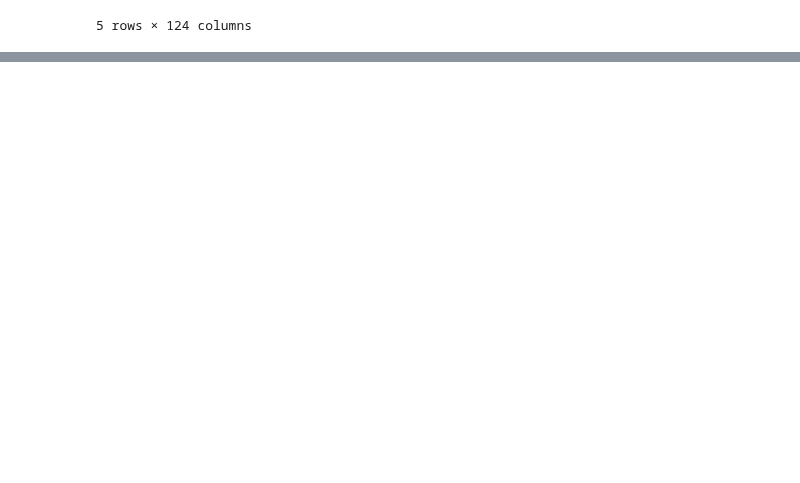
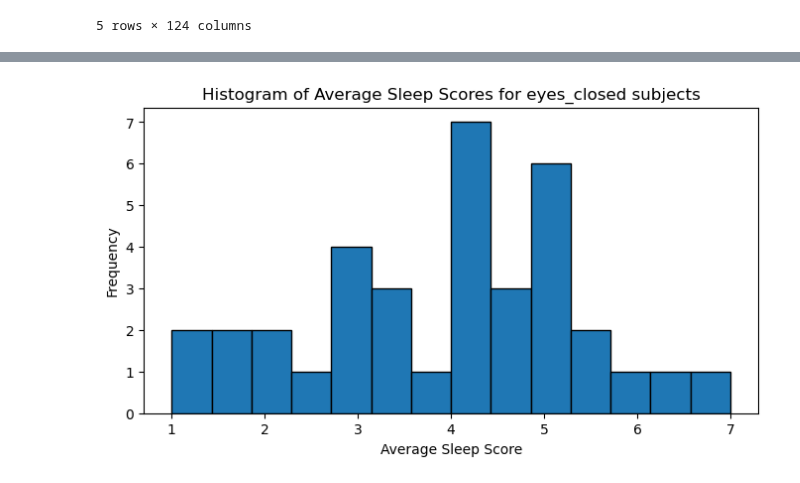
Before and after one commit to praise58/Arousal-Project, a Jupyter notebook: splitting_sample/eo_ec_splitting_sample.ipynb, the cells around one changed output, grey strips where cells are left out. Drawn from its saved outputs; the diff is of its cells as text; code cells hidden in the pictures; blank space fills up the shorter version.

```diff
--- a/splitting_sample/eo_ec_splitting_sample.ipynb
+++ b/splitting_sample/eo_ec_splitting_sample.ipynb
@@ -196,0 +316,3 @@ df_myc.head(5)
+# %%
+df_ec_count = df[df["category"] == "eyes_closed"].groupby("subject").agg("count").reset_index()
+df_ec_count.head()
@@ -196,0 +332,3 @@ df_myc.head(5)
+# %%
+df_ec_sum["avr_sleep_score"] = df_ec_sum["sleep.score"] / df_ec_count["session"]
+df_ec_sum.tail()
@@ -196,0 +342,9 @@ df_myc.head(5)
+# %%
+import matplotlib.pyplot as plt
+
+df_ec_sum['avr_sleep_score'].plot.hist(bins=14, edgecolor='black', figsize=(8,4))
+plt.xlabel('Average Sleep Score')
+plt.title('Histogram of Average Sleep Scores for eyes_closed subjects')
+plt.show()
+# %% [output]
+[figure, added]
```
Also changed, not shown: parts of 50 cells of this notebook, 25 other files.
